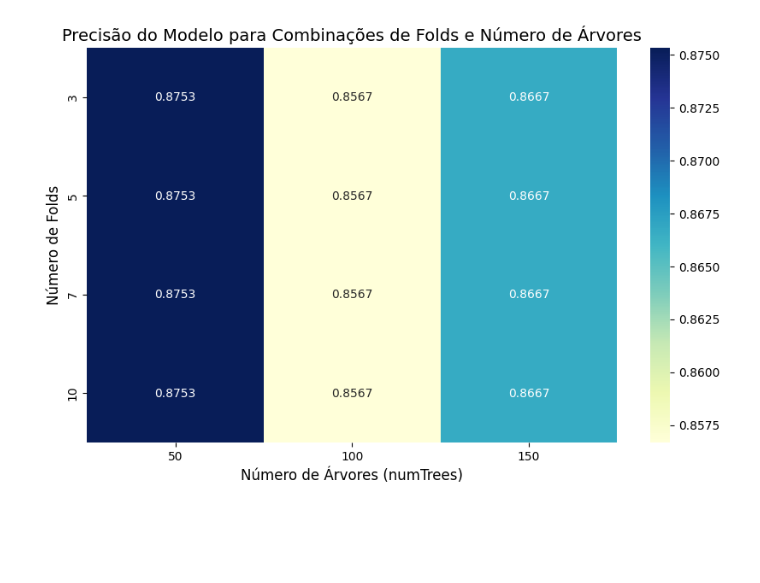
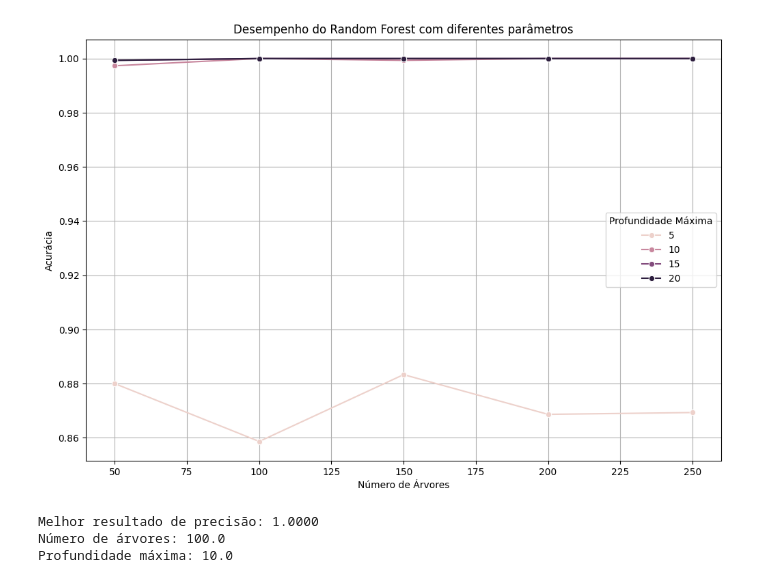
Before and after one commit to forestileao/ml-avaliacao2, a Jupyter notebook: random_forest.ipynb, the cells around one changed output. Saved outputs shown, nothing was run; the diff lists cells and outputs as text; code cells hidden in the pictures; blank space fills up the shorter version.

Commit message:
finish random  forest

```diff
--- a/random_forest.ipynb
+++ b/random_forest.ipynb
@@ -94,23 +94,25 @@ rf = RandomForestClassifier(featuresCol="features", labelCol="label")
 # Definir o avaliador
 evaluator = MulticlassClassificationEvaluator(labelCol="label", predictionCol="prediction", metricName="accuracy")
 
-# Definir os valores para o número de folds e número de árvores
-folds_list = [3, 5, 7, 10]
-trees_list = [50, 100, 150]
+# Definir os valores para o número de árvores e profundidade máxima
+trees_list = [50, 100, 150, 200, 250]
+depth_list = [5, 10, 15, 20]
 
 results = []
 
-# Testar combinações de folds e número de árvores
-for k in folds_list:
-    for trees in trees_list:
-        # Construir o grid de parâmetros com o número de árvores
-        paramGrid = ParamGridBuilder().addGrid(rf.numTrees, [trees]).build()
+# Testar combinações de número de árvores e profundidade máxima
+for trees in trees_list:
+    for depth in depth_list:
+        paramGrid = ParamGridBuilder() \
+            .addGrid(rf.numTrees, [trees]) \
+            .addGrid(rf.maxDepth, [depth]) \
+            .build()
 
-        # Criar o CrossValidator para cada combinação de folds e numTrees
+        # Criar o CrossValidator para cada combinação
         crossval = CrossValidator(estimator=rf,
                                   evaluator=evaluator,
                                   estimatorParamMaps=paramGrid,
-                                  numFolds=k)
+                                  numFolds=5)
 
         # Treinar o modelo com K-Fold Cross-Validation
         cv_model = crossval.fit(data)
@@ -119,23 +121,19 @@ for k in folds_list:
         predictions = cv_model.bestModel.transform(data)
         accuracy = evaluator.evaluate(predictions)
 
-        # Armazenar os resultados
-        results.append((k, trees, accuracy))
+        # Registrar os resultados
+        results.append({"numTrees": trees, "maxDepth": depth, "accuracy": accuracy})
 
-# Converter os resultados para um DataFrame
-results_df = pd.DataFrame(results, columns=['Folds', 'NumTrees', 'Accuracy'])
+# Criar um DataFrame com os resultados
+results_df = pd.DataFrame(results)
 
-# Plotar o gráfico
-plt.figure(figsize=(10, 6))
-results_pivot = results_df.pivot(index='Folds', columns='NumTrees', values='Accuracy')
-
-sns.heatmap(results_pivot, annot=True, cmap="YlGnBu", fmt=".4f")
-
-# Adicionar título e labels
-plt.title('Precisão do Modelo para Combinações de Folds e Número de Árvores', fontsize=14)
-plt.xlabel('Número de Árvores (numTrees)', fontsize=12)
-plt.ylabel('Número de Folds', fontsize=12)
-
-# Exibir o gráfico
+# Visualizar os resultados com gráficos
+plt.figure(figsize=(12, 8))
+sns.lineplot(data=results_df, x="numTrees", y="accuracy", hue="maxDepth", marker="o")
+plt.title("Desempenho do Random Forest com diferentes parâmetros")
+plt.xlabel("Número de Árvores")
+plt.ylabel("Acurácia")
+plt.legend(title="Profundidade Máxima")
+plt.grid(True)
 plt.show()
 # %% [output]
@@ -142 +157,17 @@ plt.show()
-[figure, old version]
+[figure, new version]
+# %%
+# Criar um DataFrame com os resultados
+results_df = pd.DataFrame(results)
+
+
+# print best result of accuracy and its parameters
+
+best_result = results_df.loc[results_df['accuracy'].idxmax()]
+
+print(f"Melhor resultado de precisão: {best_result['accuracy']:.4f}")
+print(f"Número de árvores: {best_result['numTrees']}")
+print(f"Profundidade máxima: {best_result['maxDepth']}")
+# %% [output]
+Melhor resultado de precisão: 1.0000
+Número de árvores: 100.0
+Profundidade máxima: 10.0
```
Also changed, not shown: parts of 2 cells of this notebook, 1 other file.
